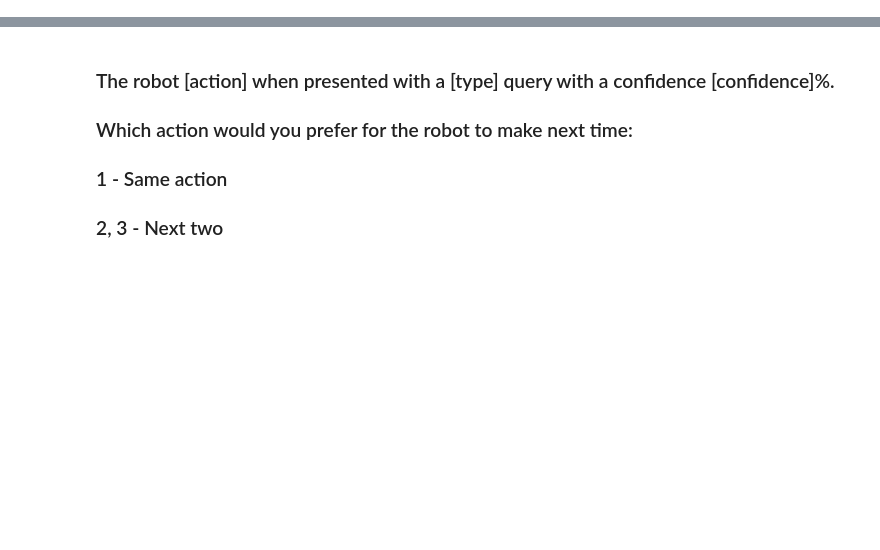
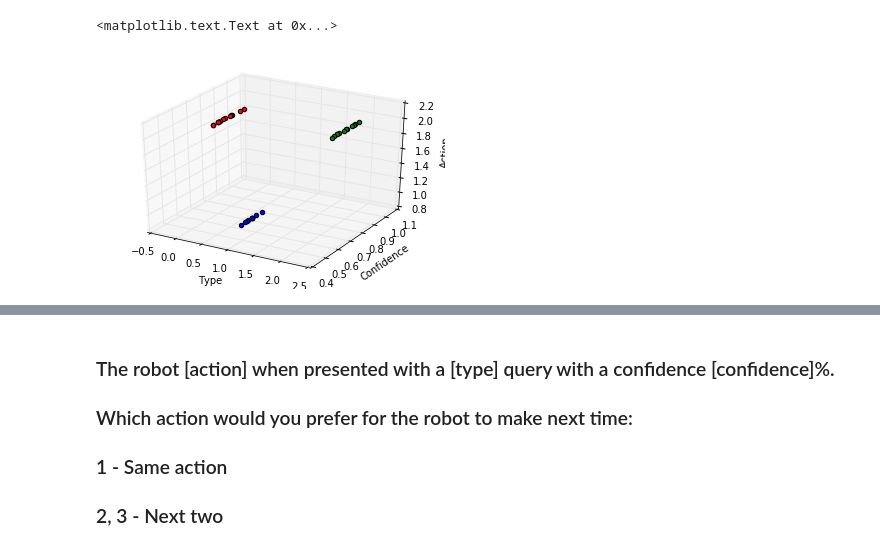
Before and after one commit to CSUN-SERL/HMT-SARWAI, a Jupyter notebook: experiment_data/sklearn_k_means.ipynb, the cells around one changed output, grey strips where cells are left out. Drawn from its saved outputs; the diff is of its cells as text; code cells hidden in the pictures; blank space fills up the shorter version.

```diff
--- a/experiment_data/sklearn_k_means.ipynb
+++ b/experiment_data/sklearn_k_means.ipynb
@@ -61,8 +50,0 @@ plt.plot(xrange(1, RANGE), cluster_inertia, marker='o')
-# %%
-k_means_model = KMeans(n_clusters=3).fit(data)
-
-centroids = k_means_model.cluster_centers_
-labels = k_means_model.labels_
-
-print(centroids)
-print(labels)
@@ -84,7 +50,0 @@ print(labels)
-# %%
-colors = ["g.", "r.", "c.", "y."]
-
-for i in range(len(data)):
-    plt.plot(data[i][0], data[i][1], colors[labels[i]], markersize=10)
-
-plt.scatter(centroids[:, 0], centroids[:, 1], marker="x", s=100, linewidths=1, zorder=10)
@@ -96,3 +77,19 @@ plt.scatter(centroids[:, 0], centroids[:, 1], marker="x", s=100, linewidths=1, z
+# %%
+fig = plt.figure()
+ax = fig.add_subplot(111, projection='3d')
+for i in xrange(data.shape[0]):
+    if labels[i] == 0:
+        ax.scatter(data[i][0], data[i][1], data[i][2], c='r', marker='o')
+    elif labels[i] == 1:
+        ax.scatter(data[i][0], data[i][1], data[i][2], c='b', marker='o')
+    elif labels[i] == 2:
+        ax.scatter(data[i][0], data[i][1], data[i][2], c='g', marker='o')
+ax.set_xlabel('Type')
+ax.set_ylabel('Confidence')
+ax.set_zlabel('Action')
+# %% [output]
+<matplotlib.text.Text at 0x...>
+[figure, added]
 # %%
 centroid_shape = centroids.shape[0]
 
```
Also changed, not shown: parts of 22 cells of this notebook, 2 other files.
